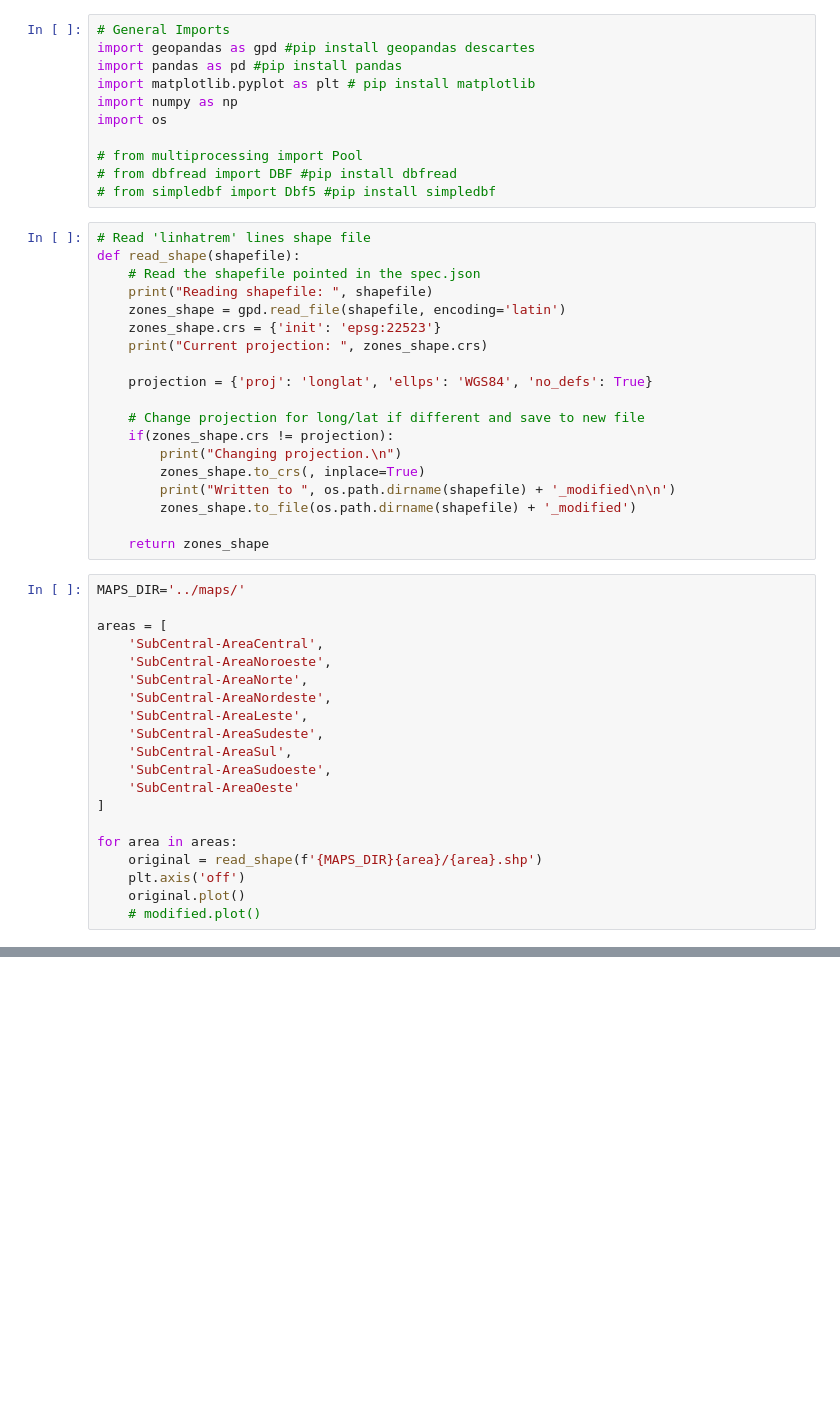
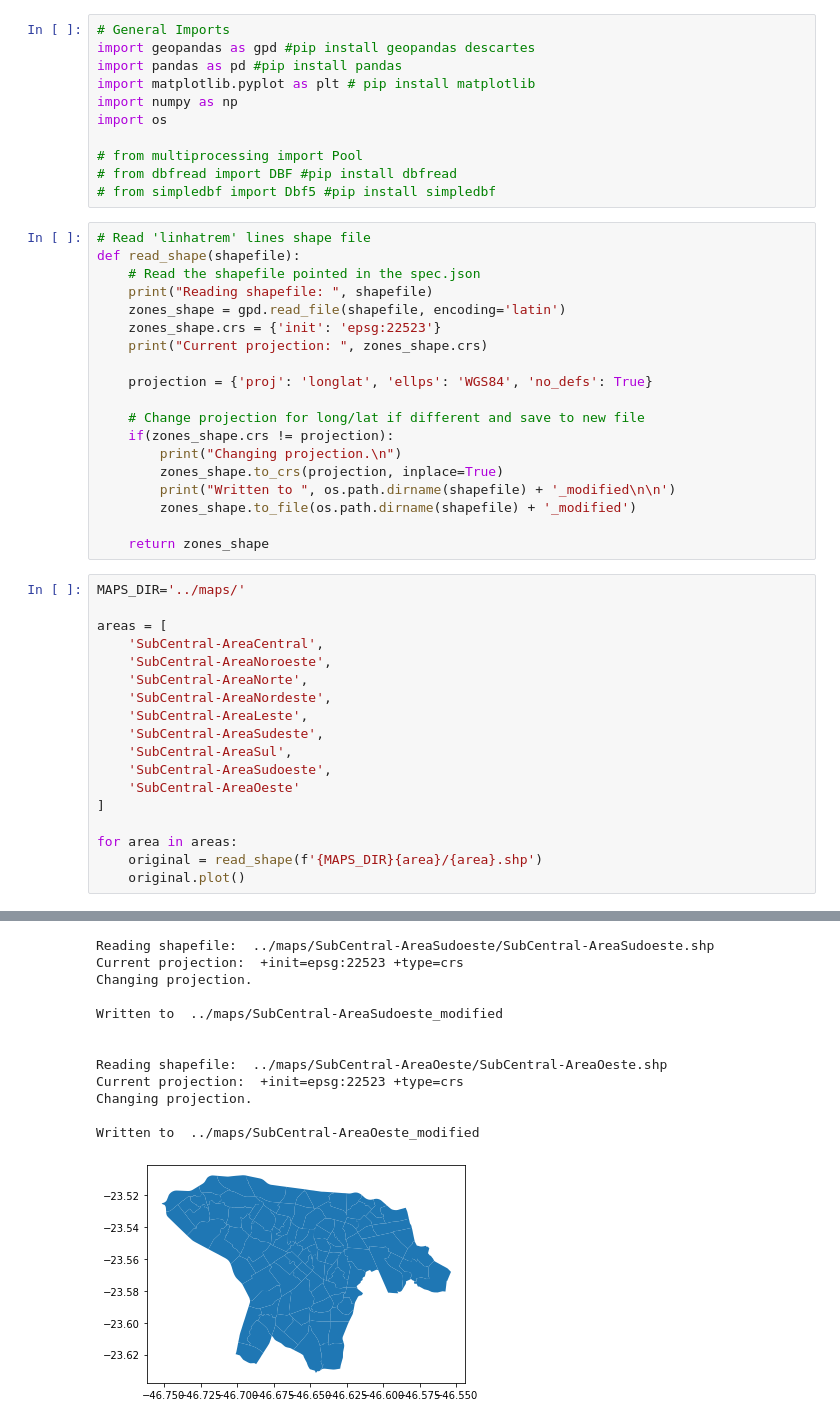
Before and after one commit to PedestrianTripsVis/ic, a Jupyter notebook: notebooks/Reproject.ipynb, the cells around one changed output, grey strips where cells are left out. Drawn from its saved outputs; the diff is of its cells as text; blank space fills up the shorter version.

```diff
--- a/notebooks/Reproject.ipynb
+++ b/notebooks/Reproject.ipynb
@@ -23,7 +23,7 @@ def read_shape(shapefile):
     # Change projection for long/lat if different and save to new file
     if(zones_shape.crs != projection):
         print("Changing projection.\n")
-        zones_shape.to_crs(, inplace=True)
+        zones_shape.to_crs(projection, inplace=True)
         print("Written to ", os.path.dirname(shapefile) + '_modified\n\n')
         zones_shape.to_file(os.path.dirname(shapefile) + '_modified')
 
@@ -45,9 +45,7 @@ areas = [
 
 for area in areas:
     original = read_shape(f'{MAPS_DIR}{area}/{area}.shp')
-    plt.axis('off')
     original.plot()
-    # modified.plot()
 # %% [output]
 Reading shapefile:  ../maps/SubCentral-AreaCentral/SubCentral-AreaCentral.shp
 Current projection:  +init=epsg:22523 +type=crs
@@ -54,0 +88,13 @@ NameError: name 'projection' is not defined
+Reading shapefile:  ../maps/SubCentral-AreaSudoeste/SubCentral-AreaSudoeste.shp
+Current projection:  +init=epsg:22523 +type=crs
+Changing projection.
+
+Written to  ../maps/SubCentral-AreaSudoeste_modified
+
+
+Reading shapefile:  ../maps/SubCentral-AreaOeste/SubCentral-AreaOeste.shp
+Current projection:  +init=epsg:22523 +type=crs
+Changing projection.
+
+Written to  ../maps/SubCentral-AreaOeste_modified
+[figure, added]
```
Also changed, not shown: parts of 1 cell of this notebook, 15 other files.
